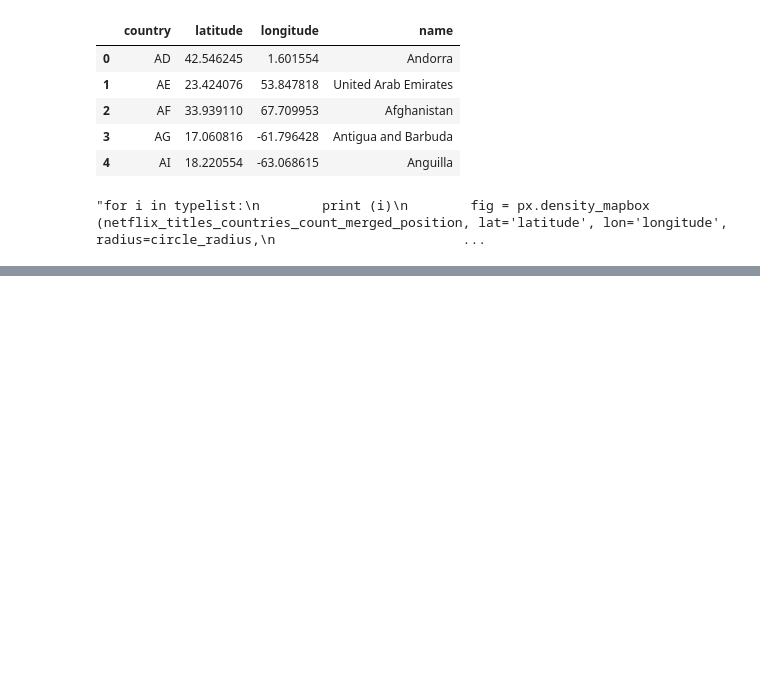
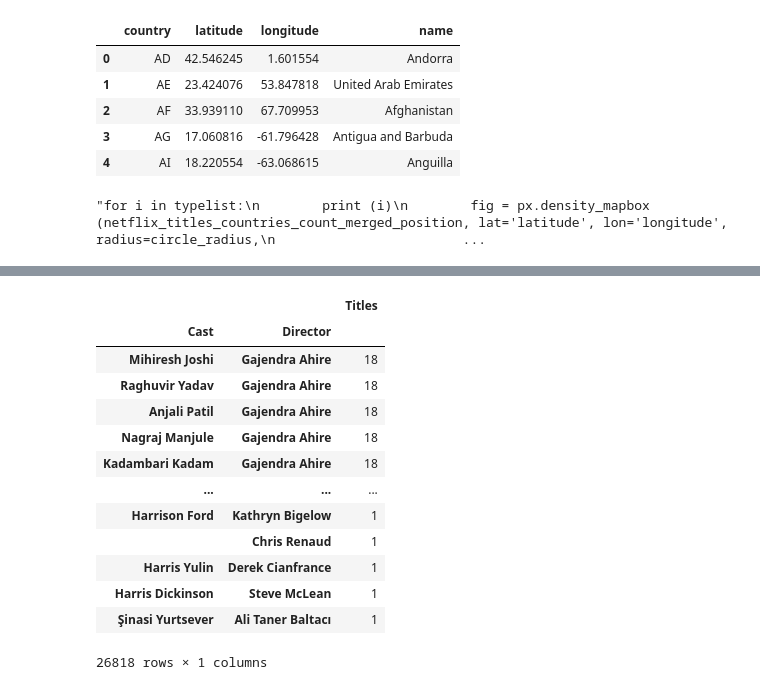
Before and after one commit to ahmadfarouk/Project-Netflix, a Jupyter notebook: Python-Netflix-Project-DataNormalization.ipynb, the cells around one changed output, grey strips where cells are left out. Cells and saved outputs as stored; diff of their text form; code cells hidden in the pictures; blank space fills up the shorter version.

```diff
--- a/Python-Netflix-Project-DataNormalization.ipynb
+++ b/Python-Netflix-Project-DataNormalization.ipynb
@@ -219,0 +259,19 @@ fig.show ()
+# %%
+netflix_directors_casts = netflix_titles_casts.merge (netflix_titles_directors, left_on='Titles',right_on='Titles')
+netflix_groupby_directors_casts = netflix_directors_casts.groupby(['Cast','Director']).count()
+netflix_groupby_directors_casts.sort_values ('Titles', ascending=False)
+# %% [output]
+|  |  | Titles |
+| Cast | Director |  |
+| Mihiresh Joshi | Gajendra Ahire | 18 |
+| Raghuvir Yadav | Gajendra Ahire | 18 |
+| Anjali Patil | Gajendra Ahire | 18 |
+| Nagraj Manjule | Gajendra Ahire | 18 |
+| Kadambari Kadam | Gajendra Ahire | 18 |
+| ... | ... | ... |
+| Harrison Ford | Kathryn Bigelow | 1 |
+|  | Chris Renaud | 1 |
+| Harris Yulin | Derek Cianfrance | 1 |
+| Harris Dickinson | Steve McLean | 1 |
+| Şinasi Yurtsever | Ali Taner Baltacı | 1 |
+26818 rows × 1 columns
```
Also changed, not shown: parts of 3 cells of this notebook, 2 other files.
